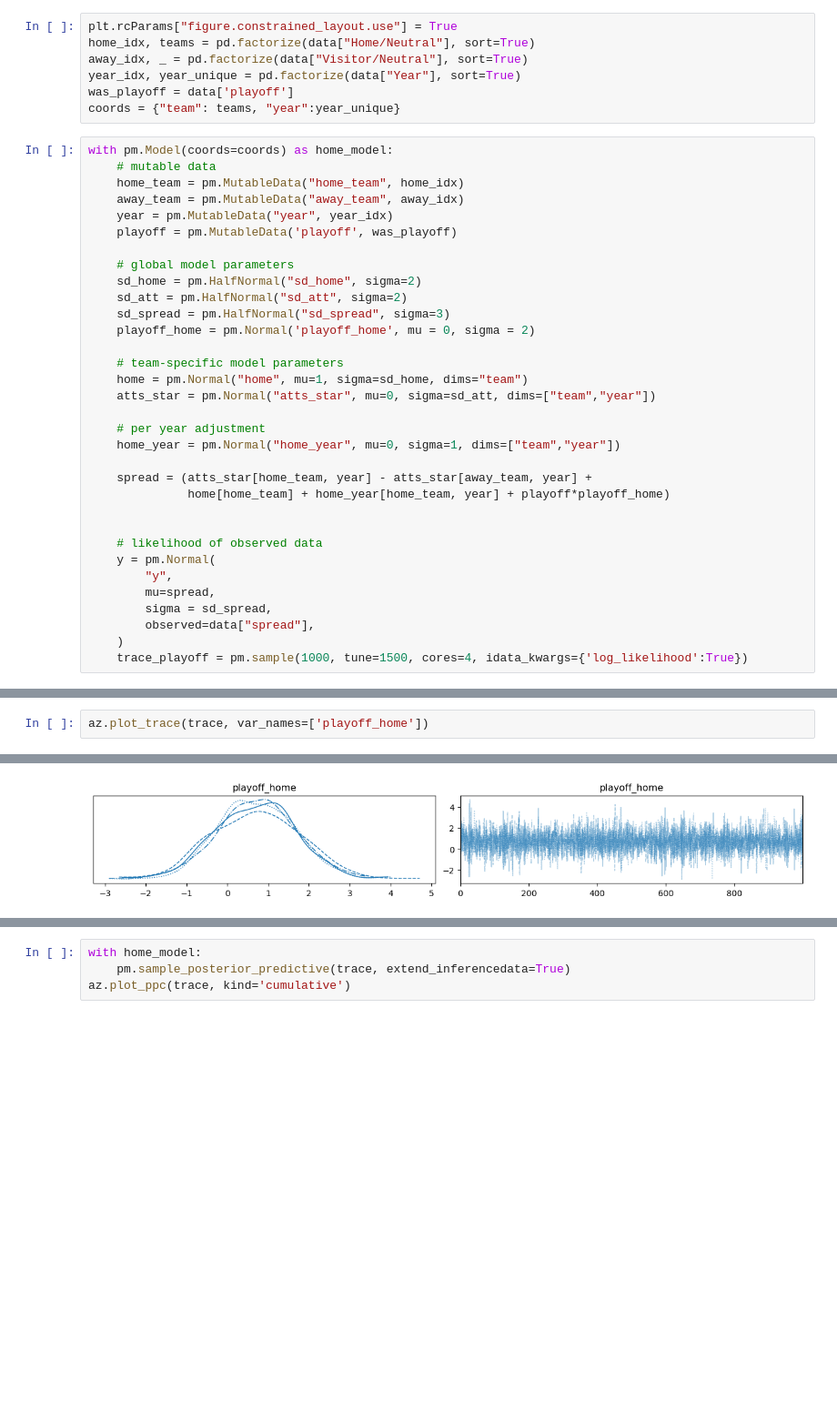
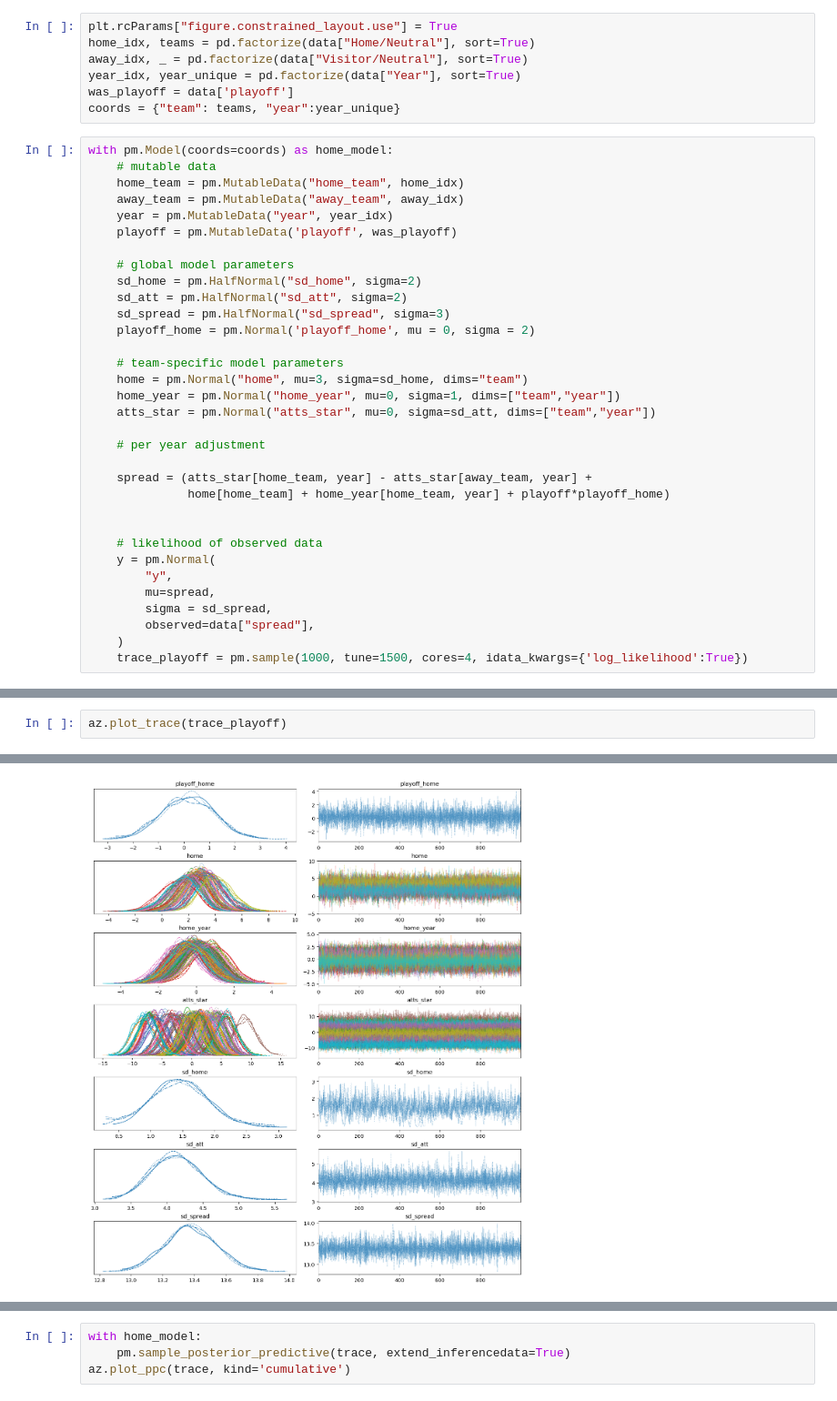
Before and after one commit to dfrid99/SportsAnalytics, a Jupyter notebook: home_court_model.ipynb, the cells around one changed output, grey strips where cells are left out. Shown at 91% size. Cells and saved outputs as stored; diff of their text form; blank space fills up the shorter version.

```diff
--- a/home_court_model.ipynb
+++ b/home_court_model.ipynb
@@ -44,11 +44,11 @@ with pm.Model(coords=coords) as home_model:
     playoff_home = pm.Normal('playoff_home', mu = 0, sigma = 2)
 
     # team-specific model parameters
-    home = pm.Normal("home", mu=1, sigma=sd_home, dims="team")
+    home = pm.Normal("home", mu=3, sigma=sd_home, dims="team")
+    home_year = pm.Normal("home_year", mu=0, sigma=1, dims=["team","year"])
     atts_star = pm.Normal("atts_star", mu=0, sigma=sd_att, dims=["team","year"])
 
     # per year adjustment
-    home_year = pm.Normal("home_year", mu=0, sigma=1, dims=["team","year"])
 
     spread = (atts_star[home_team, year] - atts_star[away_team, year] +
               home[home_team] + home_year[home_team, year] + playoff*playoff_home)
@@ -72,4 +72,4 @@ Sampling 4 chains for 1_500 tune and 1_000 draw iterations (6_000 + 4_000 draws
 # %%
-az.plot_trace(trace, var_names=['playoff_home'])
+az.plot_trace(trace_playoff)
 # %% [output]
 array([[<Axes: title={'center': 'playoff_home'}>,
@@ -77,2 +89,2 @@ array([[<Axes: title={'center': 'playoff_home'}>,
-[figure, old version]
+[figure, new version]
 # %%
```
Also changed, not shown: parts of 5 cells of this notebook, 1 other file.
